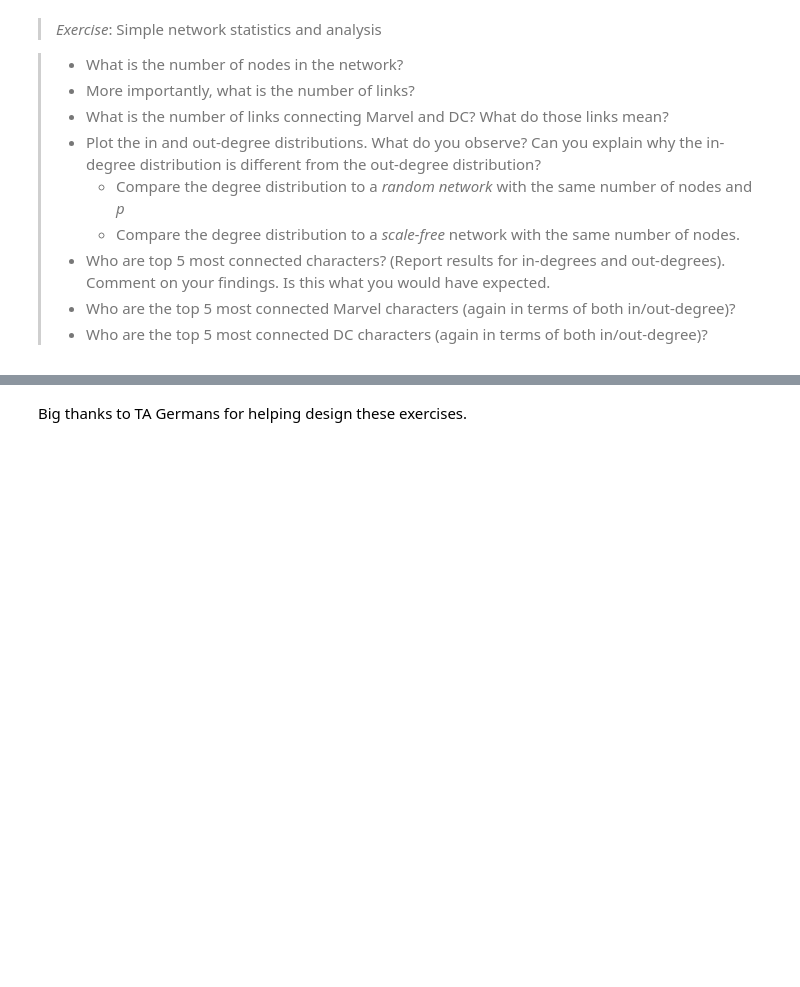
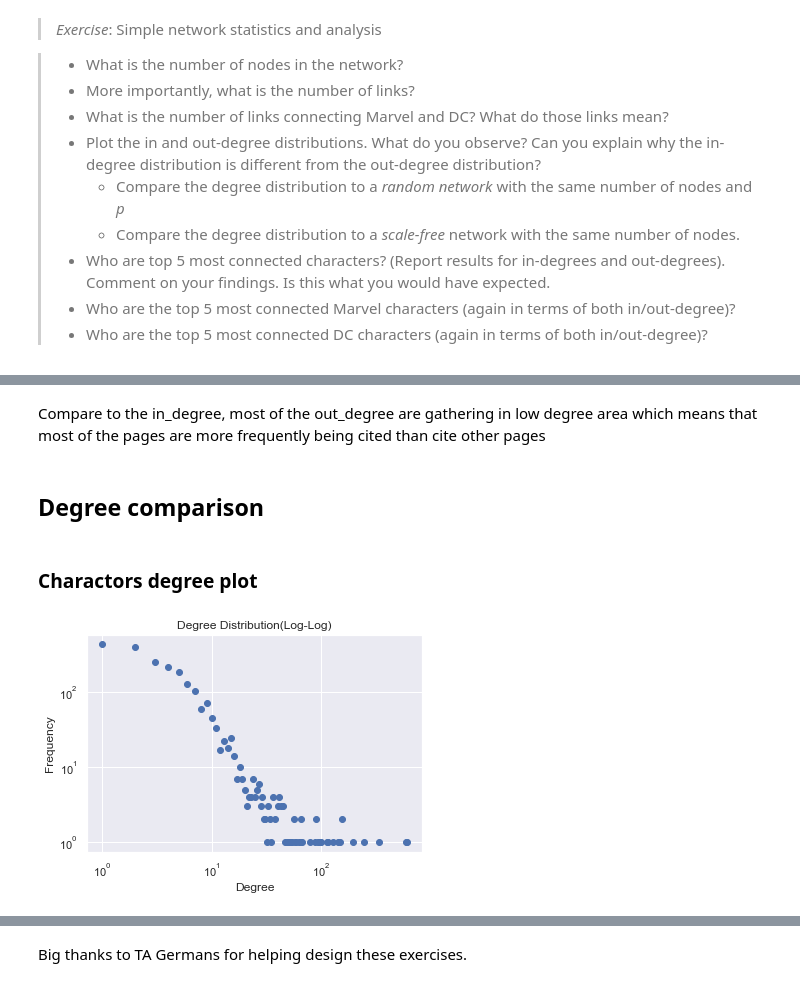
Before and after one commit to Narcissist1/socialgraphs2020, a Jupyter notebook: lectures/Week4.ipynb, the cells around one changed output, grey strips where cells are left out. Saved outputs shown, nothing was run; the diff lists cells and outputs as text; code cells hidden in the pictures; blank space fills up the shorter version.

```diff
--- a/lectures/Week4.ipynb
+++ b/lectures/Week4.ipynb
@@ -197,9 +208,3 @@ YouTubeVideo("9i_c31v9Nb0",width=800, height=450)
 > * For each link you extract, check if the target is a character. If yes, keep it. If no, discard it.
 > * Use a NetworkX [`DiGraph`](https://networkx.github.io/documentation/development/reference/classes.digraph.html) to store the network. Store also the properties of the nodes (i.e. from which universe they hail).
 > * When have you finished, you'll notice that some nodes do not have any out- or in- degrees. You may *discard* those from the network.
-# %%
-dcNames = [name.replace('\r', '') for name in dcNames if name]
-marvelNames = [name.replace('\r', '') for name in marvelNames]
-marvelNames = [name.split(',')[1] for name in marvelNames if name]
-dcNames = set(dcNames)
-marvelNames = set(marvelNames)
@@ -270,0 +319,24 @@ len(DG.edges)
+# %% [markdown]
+Compare to the in_degree, most of the out_degree are gathering in low degree area which means that most of the pages are more frequently being cited than cite other pages
+# %% [markdown]
+## Degree comparison
+# %% [markdown]
+### Charactors degree plot
+# %%
+degree_sequence = sorted([d for n, d in DG.degree()], reverse=True)
+
+def logPlot(degree_sequence):
+    counter = collections.Counter(degree_sequence)
+    x, y = [], []
+    for key, value in counter.items():
+        x.append(key)
+        y.append(value)
+
+    plt.title('Degree Distribution(Log-Log)')
+    plt.xlabel("Degree")
+    plt.ylabel("Frequency")
+    plt.loglog(x, y, 'o')
+
+logPlot(degree_sequence)
+# %% [output]
+[figure, added]
```
Also changed, not shown: parts of 29 cells of this notebook, 1 other file.
